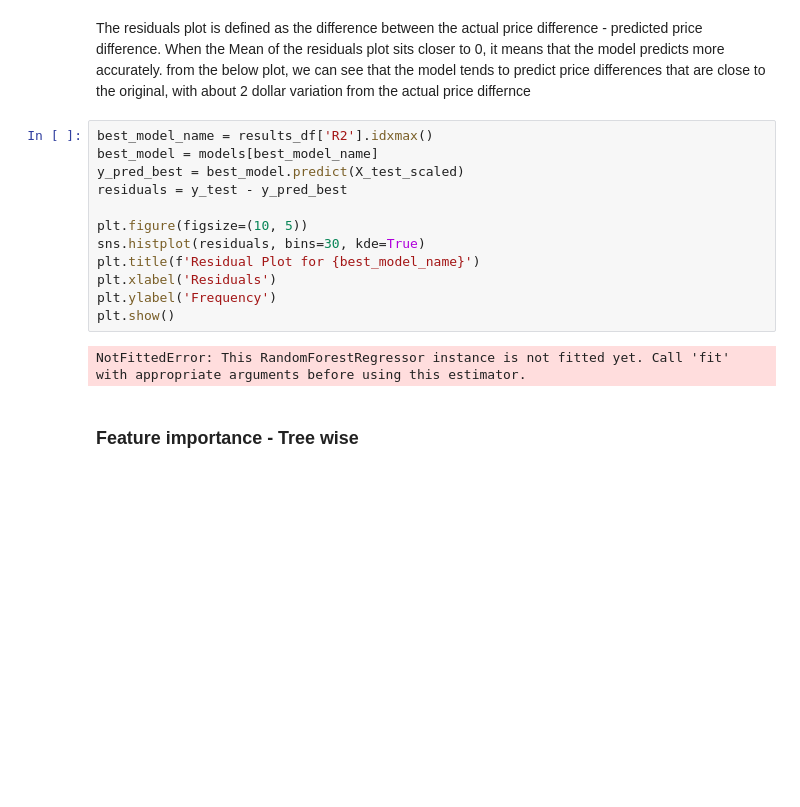
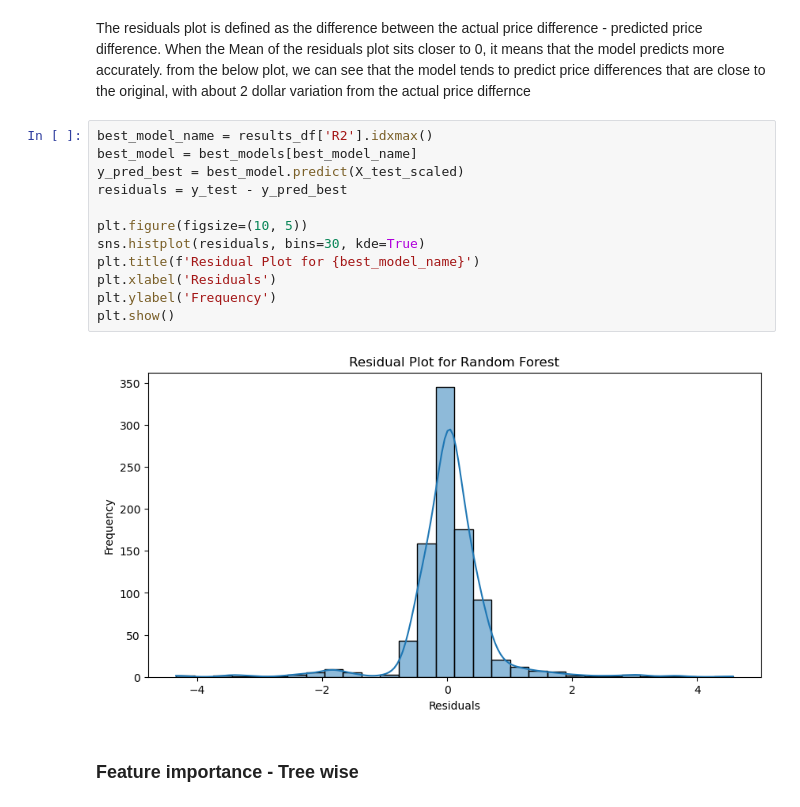
Before and after one commit to yoav0gal/DS-101-Final, a Jupyter notebook: ProjectA/sites-diff-predict.ipynb, the cells around one changed output. Saved outputs shown, nothing was run; the diff lists cells and outputs as text; blank space fills up the shorter version.

Commit message:
fixed model

```diff
--- a/ProjectA/sites-diff-predict.ipynb
+++ b/ProjectA/sites-diff-predict.ipynb
@@ -470,18 +470,18 @@ The residuals plot is defined as the difference between the actual price differe
 from the below plot, we can see that the model tends to predict price differences that are close to the original, with about 2 dollar variation from the actual price differnce
 # %%
 best_model_name = results_df['R2'].idxmax()
-best_model = models[best_model_name]
+best_model = best_models[best_model_name]
 y_pred_best = best_model.predict(X_test_scaled)
 residuals = y_test - y_pred_best
 
 plt.figure(figsize=(10, 5))
 sns.histplot(residuals, bins=30, kde=True)
 plt.title(f'Residual Plot for {best_model_name}')
 plt.xlabel('Residuals')
 plt.ylabel('Frequency')
 plt.show()
 # %% [output]
-NotFittedError: This RandomForestRegressor instance is not fitted yet. Call 'fit' with appropriate arguments before using this estimator.
+[figure, added]
 # %% [markdown]
 ### Feature importance - Tree wise
 # %% [markdown]
```
